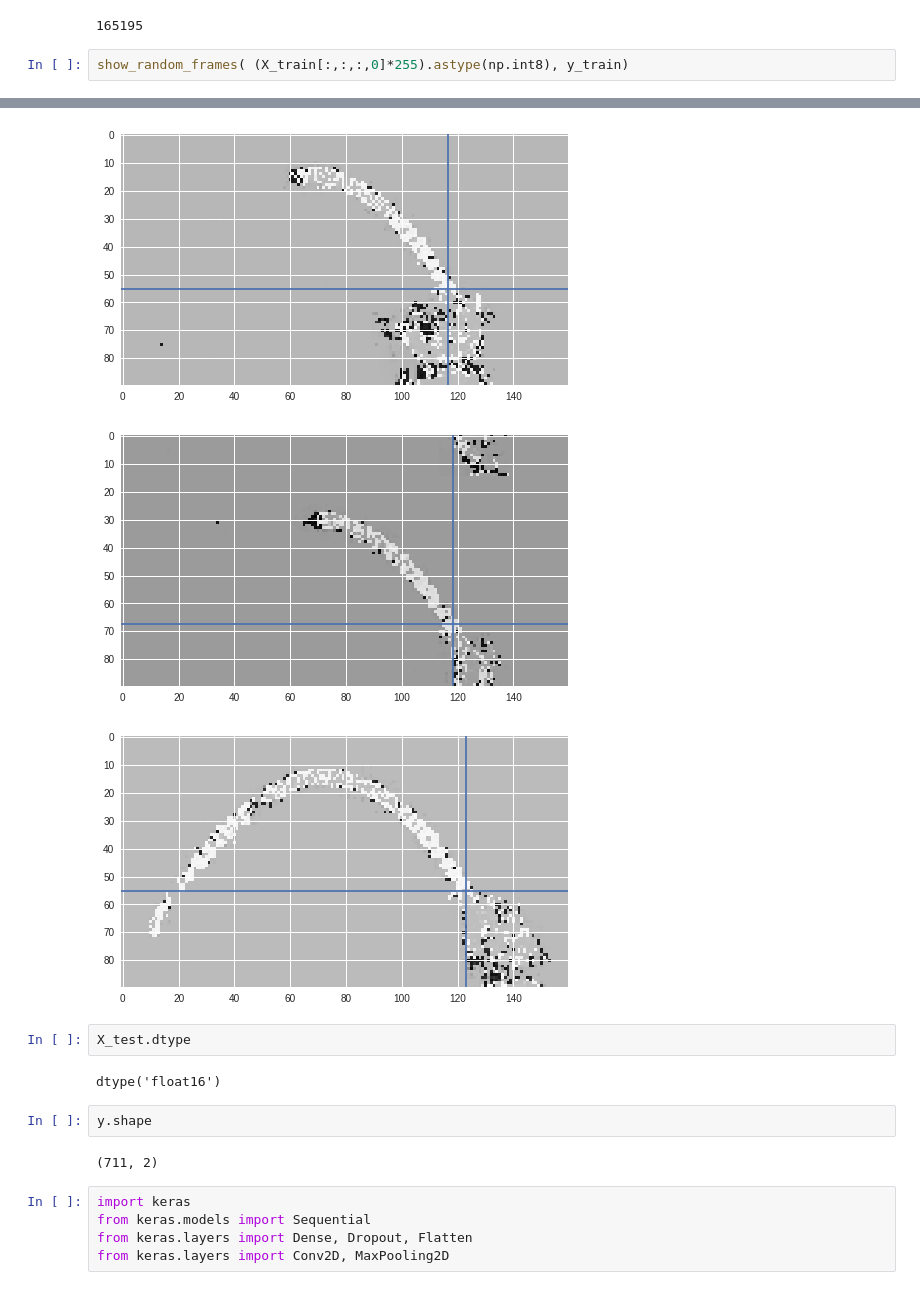
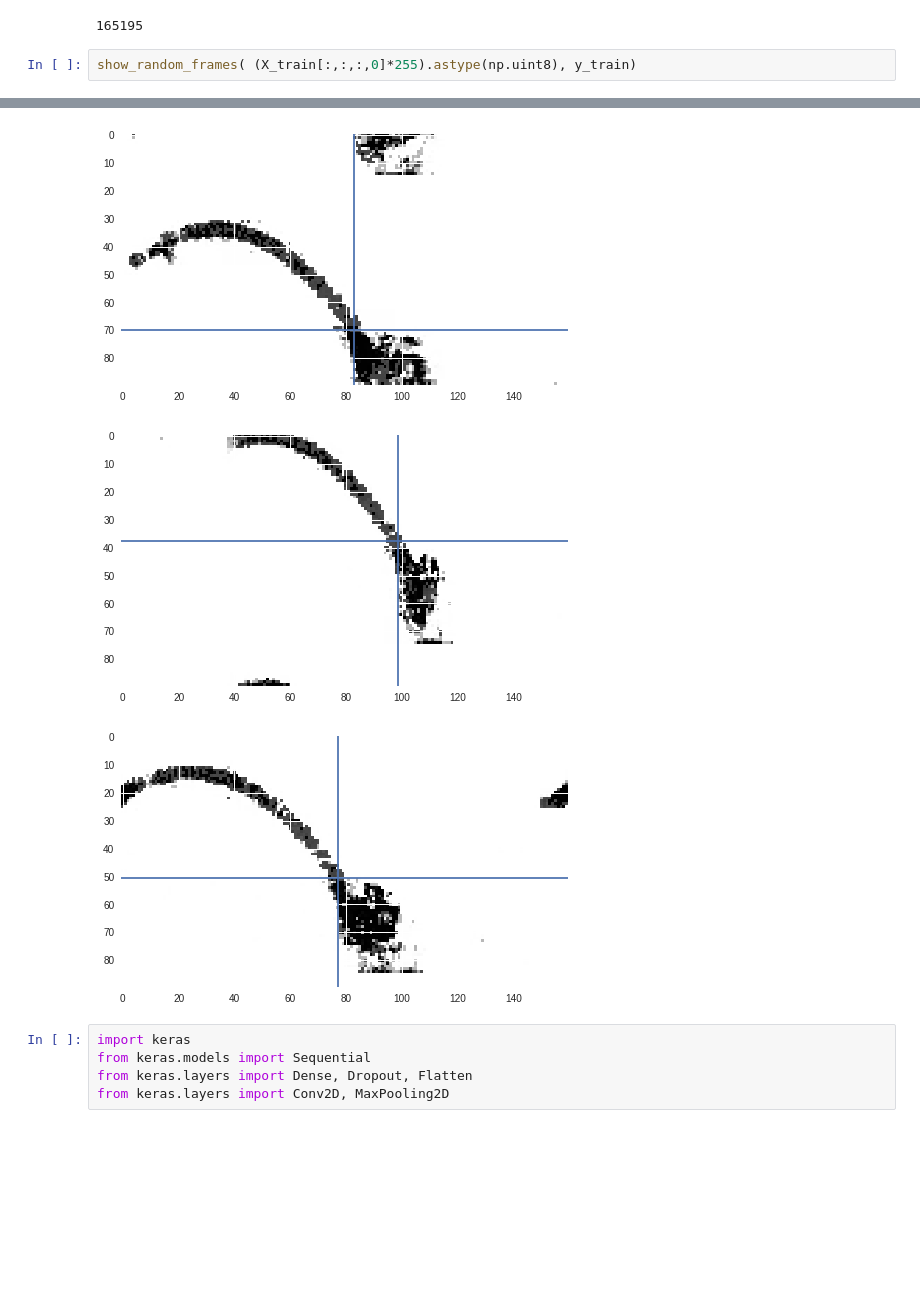
Before and after one commit to ZackAkil/optimising-basketball, a Jupyter notebook: shot prediction/where_did_i_shoot_from.ipynb, the cells around one changed output, grey strips where cells are left out. Drawn from its saved outputs; the diff is of its cells as text; blank space fills up the shorter version.

```diff
--- a/shot prediction/where_did_i_shoot_from.ipynb
+++ b/shot prediction/where_did_i_shoot_from.ipynb
@@ -362,5 +313,5 @@ new_data[1].sum()
 # %% [output]
 165195
 # %%
-show_random_frames( (X_train[:,:,:,0]*255).astype(np.int8), y_train)
+show_random_frames( (X_train[:,:,:,0]*255).astype(np.uint8), y_train)
 # %% [output]
@@ -369,14 +320,6 @@ show_random_frames( (X_train[:,:,:,0]*255).astype(np.int8), y_train)
-[figure, old version]
+[figure, new version]
-[figure, old version]
+[figure, new version]
-[figure, old version]
+[figure, new version]
-# %%
-X_test.dtype
-# %% [output]
-dtype('float16')
-# %%
-y.shape
-# %% [output]
-(711, 2)
 # %%
 import keras
 from keras.models import Sequential
```
Also changed, not shown: parts of 30 cells of this notebook.
